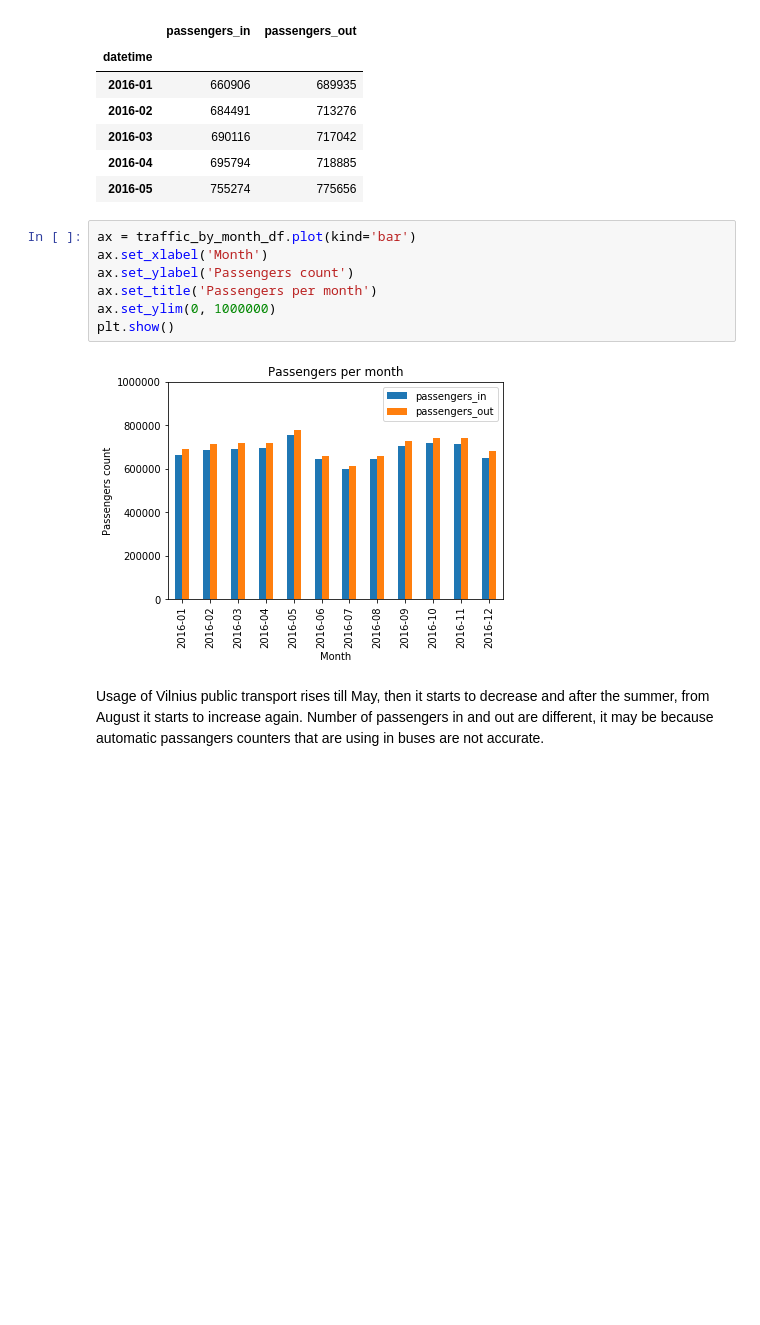
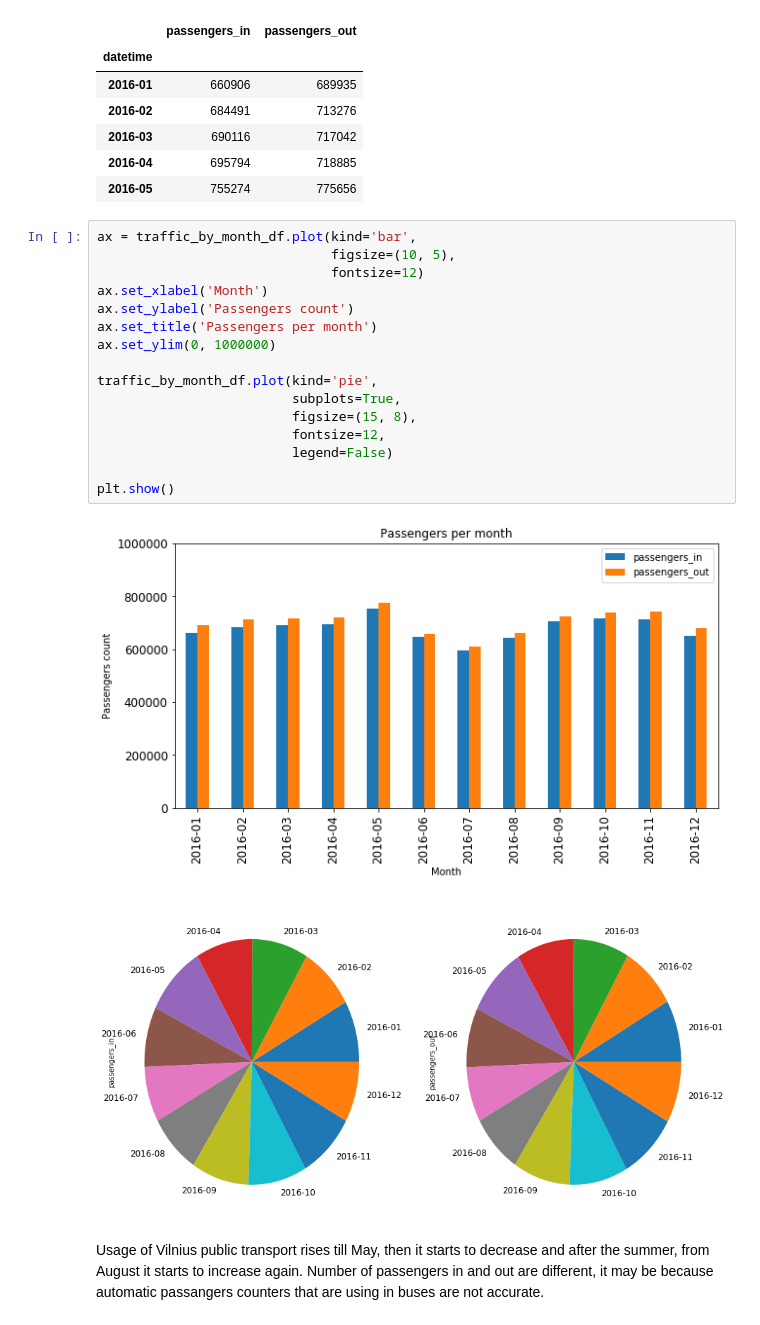
Before and after one commit to tomasrasymas/vilnius-public-transport-passengers-traffic-analysis, a Jupyter notebook: Vilnius public transport passengers traffic.ipynb, the cells around one changed output. Drawn from its saved outputs; the diff is of its cells as text; blank space fills up the shorter version.

```diff
--- a/Vilnius public transport passengers traffic.ipynb
+++ b/Vilnius public transport passengers traffic.ipynb
@@ -260,14 +266,24 @@ display(traffic_by_month_df.head())
 | 2016-04 | 695794 | 718885 |
 | 2016-05 | 755274 | 775656 |
 # %%
-ax = traffic_by_month_df.plot(kind='bar')
+ax = traffic_by_month_df.plot(kind='bar',
+                              figsize=(10, 5),
+                              fontsize=12)
 ax.set_xlabel('Month')
 ax.set_ylabel('Passengers count')
 ax.set_title('Passengers per month')
 ax.set_ylim(0, 1000000)
+
+traffic_by_month_df.plot(kind='pie',
+                         subplots=True,
+                         figsize=(15, 8),
+                         fontsize=12,
+                         legend=False)
+
 plt.show()
 # %% [output]
-[figure, old version]
+[figure, new version]
+[figure, added]
 # %% [markdown]
 Usage of Vilnius public transport rises till May, then it starts to decrease and after the summer, from August it starts to increase again. Number of passengers in and out are different, it may be because automatic passangers counters that are using in buses are not accurate.
 # %% [markdown]
```
Also changed, not shown: parts of 18 cells of this notebook, 23 other files.
